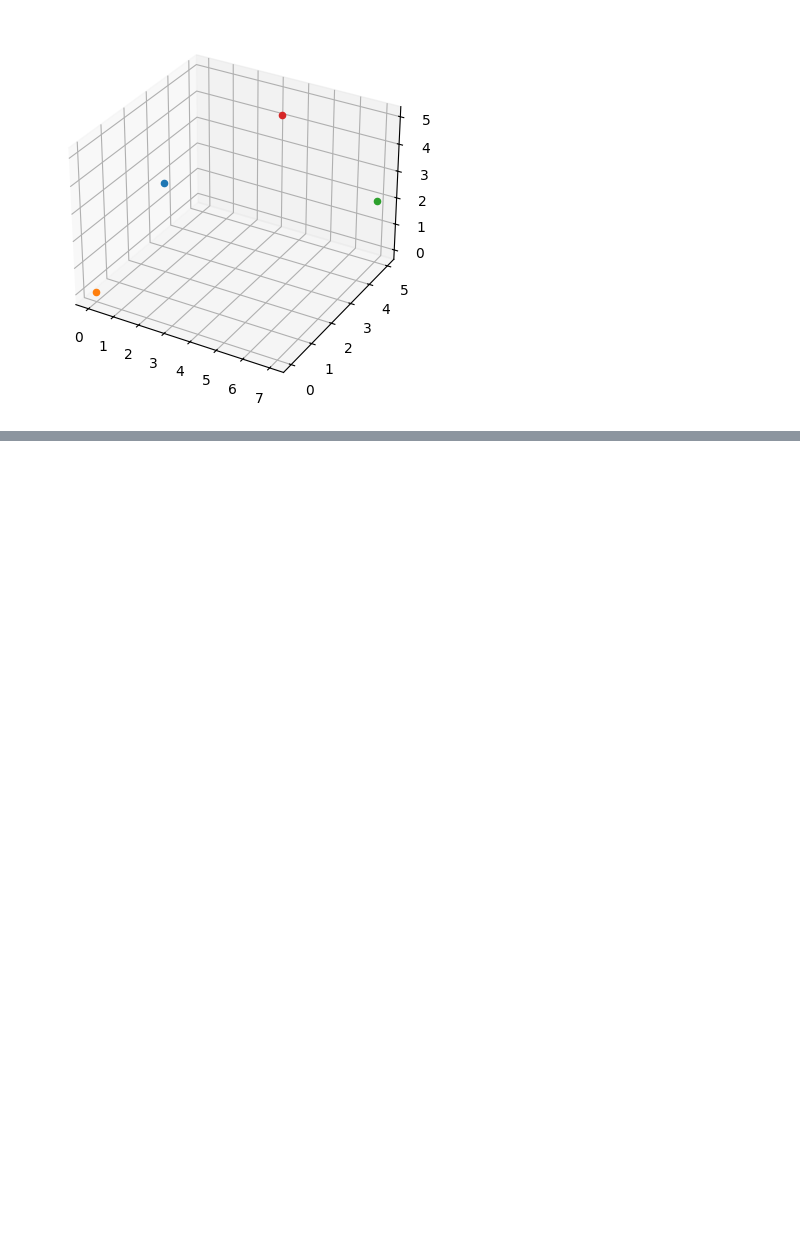
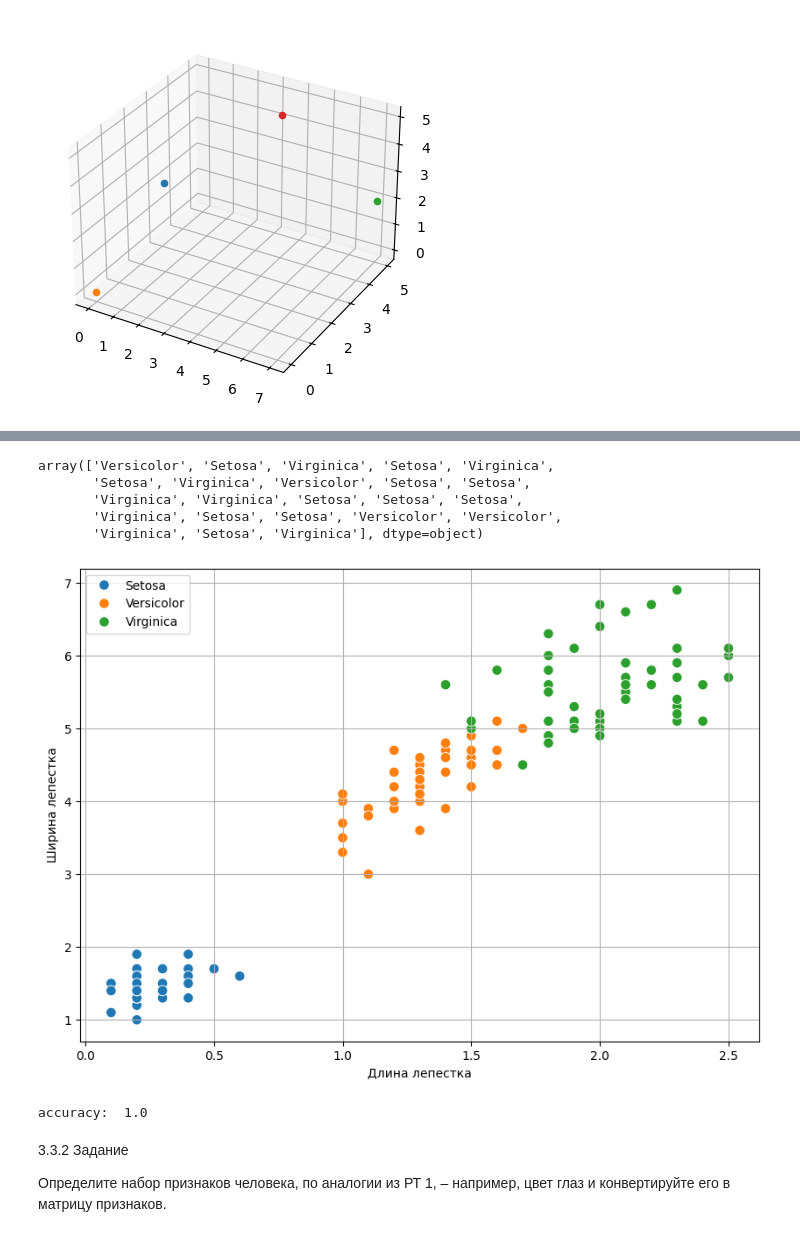
Before and after one commit to zina1t/BigData, a Jupyter notebook: Искусственный интеллект/Рабочая_тетрадь_3/Griaztsov_V_Workbook3.ipynb, the cells around one changed output, grey strips where cells are left out. Drawn from its saved outputs; the diff is of its cells as text; code cells hidden in the pictures; blank space fills up the shorter version.

```diff
--- a/Искусственный интеллект/Рабочая_тетрадь_3/Griaztsov_V_Workbook3.ipynb
+++ b/Искусственный интеллект/Рабочая_тетрадь_3/Griaztsov_V_Workbook3.ipynb
@@ -41,3 +212,10 @@ plt.show()
 1. Установите другое количество ближайших соседей (k = 1, 5, 10).
 2. Установите размер тестовой выборки 15% от всего датасета.
 3. Постройте графики и оцените качество моделей, проанализируйте результаты.
+# %%
+from sklearn.datasets import load_iris
+from sklearn.neighbors import KNeighborsClassifier
+import seaborn as sns
+iris = pd.read_csv('iris.csv')
+iris['species'] = iris['variety']
+iris.drop('variety', axis=1, inplace=True)
@@ -43,0 +232,37 @@ plt.show()
+# %%
+model = KNeighborsClassifier(n_neighbors=10)
+model.fit(X_train, y_train)
+y_pred = model.predict(X_test)
+y_pred
+# %% [output]
+array(['Versicolor', 'Setosa', 'Virginica', 'Setosa', 'Virginica',
+       'Setosa', 'Virginica', 'Versicolor', 'Setosa', 'Setosa',
+       'Virginica', 'Virginica', 'Setosa', 'Setosa', 'Setosa',
+       'Virginica', 'Setosa', 'Setosa', 'Versicolor', 'Versicolor',
+       'Virginica', 'Setosa', 'Virginica'], dtype=object)
+# %%
+plt.figure(figsize=(10,7))
+sns.scatterplot(data=iris,
+    x= 'petal.width',
+    y='petal.length',
+    hue='species',
+    s=70)
+plt.xlabel('Длина лепестка')
+plt.ylabel('Ширина лепестка')
+plt.legend(loc=2)
+plt.grid()
+
+for i in range(len(y_test)):
+    if np.array(y_test)[i]!= np.array(y_pred)[i]:
+        plt.scatter(X_test.iloc[i, 3], X_test.iloc[i, 2], color='red', s=150)
+# %% [output]
+[figure, added]
+# %%
+from sklearn.metrics import accuracy_score
+print(f'accuracy: {accuracy_score(y_test, y_pred) : .6}')
+# %% [output]
+accuracy:  1.0
+# %% [markdown]
+3.3.2 Задание
+
+Определите набор признаков человека, по аналогии из РТ 1, – например, цвет глаз и конвертируйте его в матрицу признаков.
```
Also changed, not shown: parts of 21 cells of this notebook.
